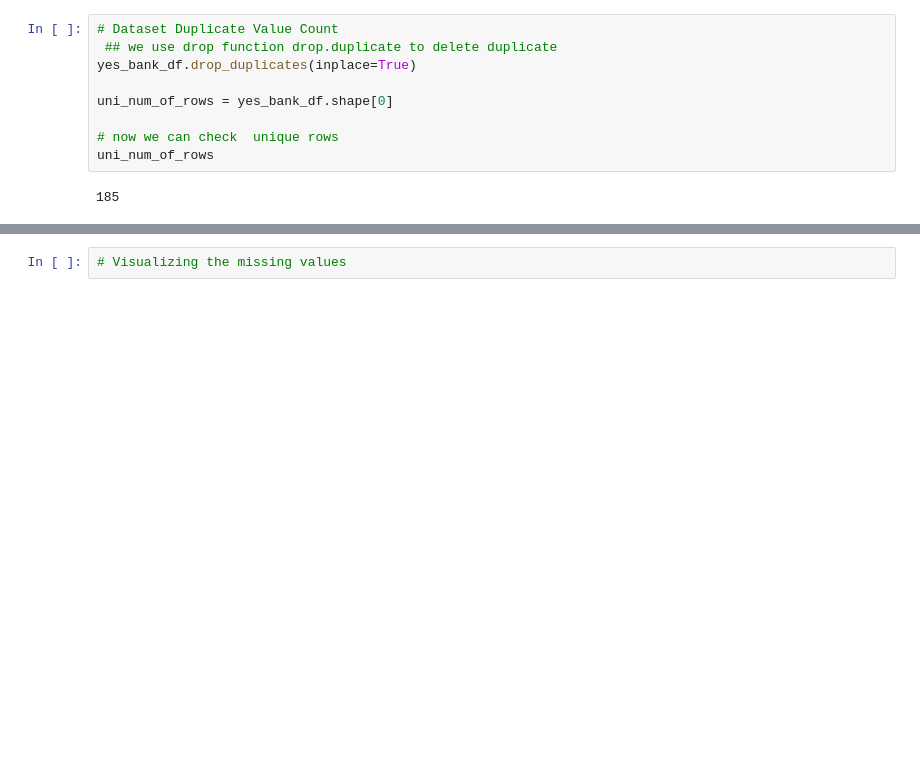
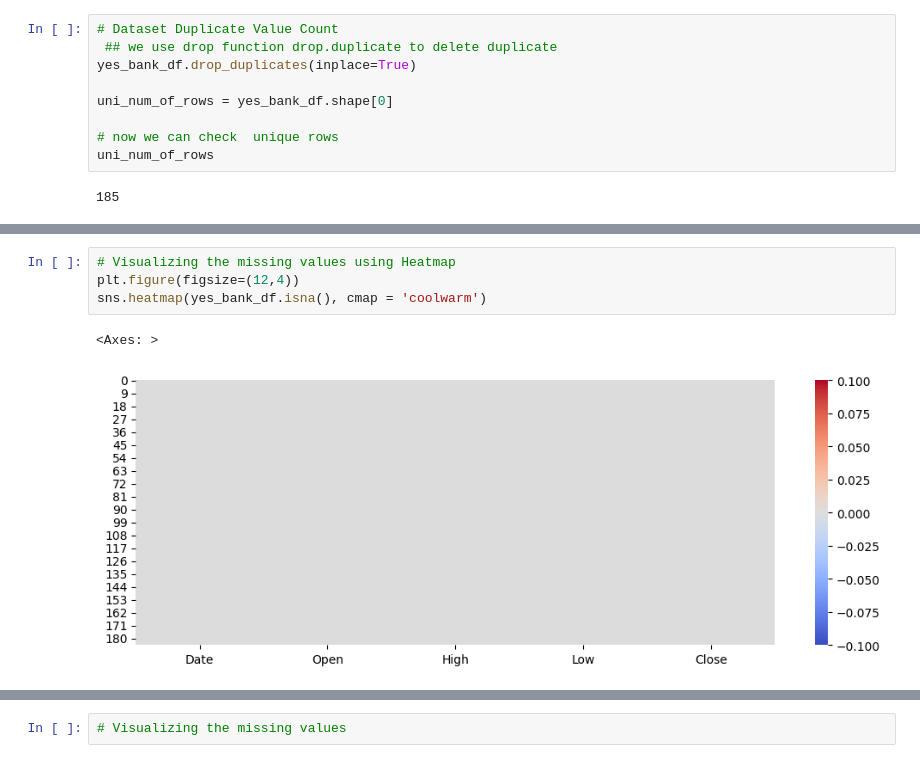
Before and after one commit to Aneel45/Yes_bank_stock_closing_price_detections, a Jupyter notebook: Yes_bank_stock_closing_price_detection_capstone_project.ipynb, the cells around one changed output, grey strips where cells are left out. Saved outputs shown, nothing was run; the diff lists cells and outputs as text; blank space fills up the shorter version.

```diff
--- a/Yes_bank_stock_closing_price_detection_capstone_project.ipynb
+++ b/Yes_bank_stock_closing_price_detection_capstone_project.ipynb
@@ -233,0 +253,7 @@ print(Y)
+# %%
+# Visualizing the missing values using Heatmap
+plt.figure(figsize=(12,4))
+sns.heatmap(yes_bank_df.isna(), cmap = 'coolwarm')
+# %% [output]
+<Axes: >
+[figure, added]
```
Also changed, not shown: parts of 29 cells of this notebook.
